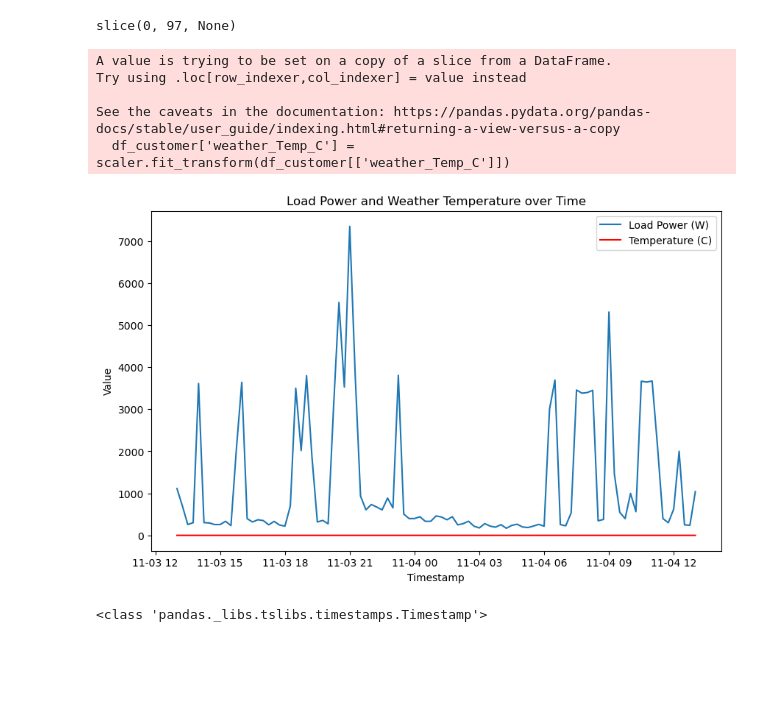
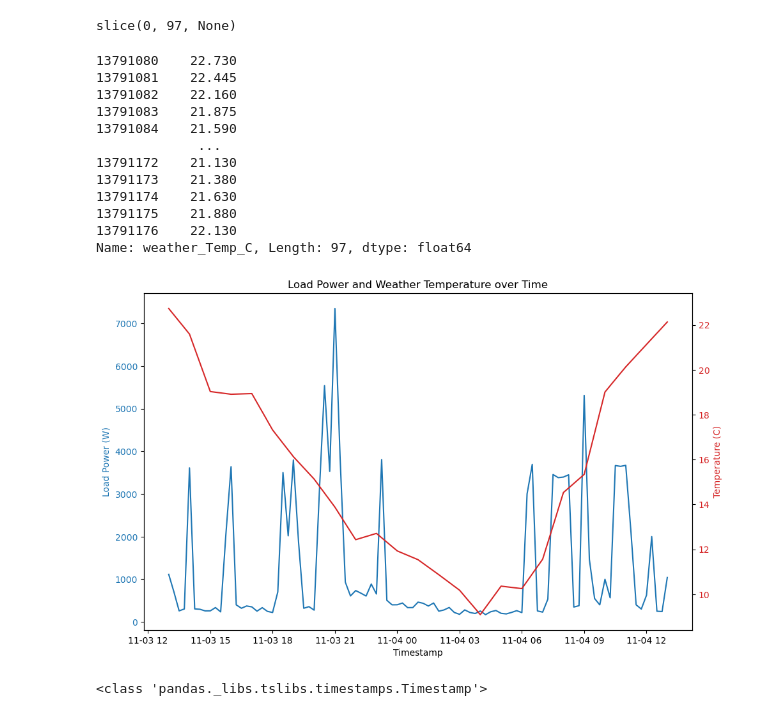
Before and after one commit to jhaworth21/HackSheffield8, a Jupyter notebook: main/notebook.ipynb, the cells around one changed output. Drawn from its saved outputs; the diff is of its cells as text; code cells hidden in the pictures; blank space fills up the shorter version.

```diff
--- a/main/notebook.ipynb
+++ b/main/notebook.ipynb
@@ -100,47 +99,45 @@ def day(num):
 day(1)
 # %% [output]
 slice(0, 97, None)
-# %%
-# def plot_customer_data(customer_id, day_num):
-#     df_customer = df[df['customerID'] == customer_id]
-#     # NORMALIZE DATA
-#     print(df_customer)
-
-#     plt.figure(figsize=(10, 6))
-#     plt.plot(df_customer['Date_NZDT'][day(day_num)], df_customer['load_power_W'][day(day_num)], linestyle='-', label='Load Power (W)')
-#     plt.plot(df_customer['Date_NZDT'][day(day_num)], df_customer['weather_Temp_C'][day(day_num)], linestyle='-', color='r', label='Temperature (C)')
-#     plt.title('Load Power and Weather Temperature over Time')
-#     plt.xlabel('Timestamp')
-#     plt.ylabel('Value')
-#     plt.legend()
-#     plt.show()
-
-# plot_customer_data(850, 20)
-
-def plot_customer_data(customer_id, day_num):
-    df_customer = df[df['customerID'] == customer_id]
-
-    # Normalize temperature data
-    scaler = MinMaxScaler()
-    df_customer['weather_Temp_C'] = scaler.fit_transform(df_customer[['weather_Temp_C']])
-
-    plt.figure(figsize=(10, 6))
-    plt.plot(df_customer['Date_NZDT'][day(day_num)], df_customer['load_power_W'][day(day_num)], linestyle='-', label='Load Power (W)')
-    plt.plot(df_customer['Date_NZDT'][day(day_num)], df_customer['weather_Temp_C'][day(day_num)], linestyle='-', color='r', label='Temperature (C)')
-    plt.title('Load Power and Weather Temperature over Time')
-    plt.xlabel('Timestamp')
-    plt.ylabel('Value')
-    plt.legend()
-    plt.show()
-
-plot_customer_data(850, 20)
-# %% [output]
-A value is trying to be set on a copy of a slice from a DataFrame.
-Try using .loc[row_indexer,col_indexer] = value instead
-
-See the caveats in the documentation: https://pandas.pydata.org/pandas-docs/stable/user_guide/indexing.html#returning-a-view-versus-a-copy
-  df_customer['weather_Temp_C'] = scaler.fit_transform(df_customer[['weather_Temp_C']])
-[figure, removed]
+# %%
+def plot_customer_data(customer_id, day_num):
+    df_customer = df[df['customerID'] == customer_id]
+
+    fig, ax1 = plt.subplots(figsize=(10, 6))
+
+    color = 'tab:blue'
+    ax1.set_xlabel('Timestamp')
+    ax1.set_ylabel('Load Power (W)', color=color)
+    ax1.plot(df_customer['Date_NZDT'][day(day_num)], df_customer['load_power_W'][day(day_num)], color=color)
+    ax1.tick_params(axis='y', labelcolor=color)
+
+    ax2 = ax1.twinx()  # instantiate a second axes that shares the same x-axis
+
+    color = 'tab:red'
+    ax2.set_ylabel('Temperature (C)', color=color)  # we already handled the x-label with ax1
+    print(df_customer['weather_Temp_C'][day(day_num)])
+    ax2.plot(df_customer['Date_NZDT'][day(day_num)], df_customer['weather_Temp_C'][day(day_num)], color=color)
+    ax2.tick_params(axis='y', labelcolor=color)
+
+    fig.tight_layout()  # otherwise the right y-label is slightly clipped
+    plt.title('Load Power and Weather Temperature over Time')
+    plt.show()
+
+plot_customer_data(850, 20)
+# %% [output]
+13791080    22.730
+13791081    22.445
+13791082    22.160
+13791083    21.875
+13791084    21.590
+             ...
+13791172    21.130
+13791173    21.380
+13791174    21.630
+13791175    21.880
+13791176    22.130
+Name: weather_Temp_C, Length: 97, dtype: float64
+[figure, added]
 # %%
 print(type(df['Date_UTC'][0]))
 # %% [output]
```
Also changed, not shown: parts of 3 cells of this notebook.
